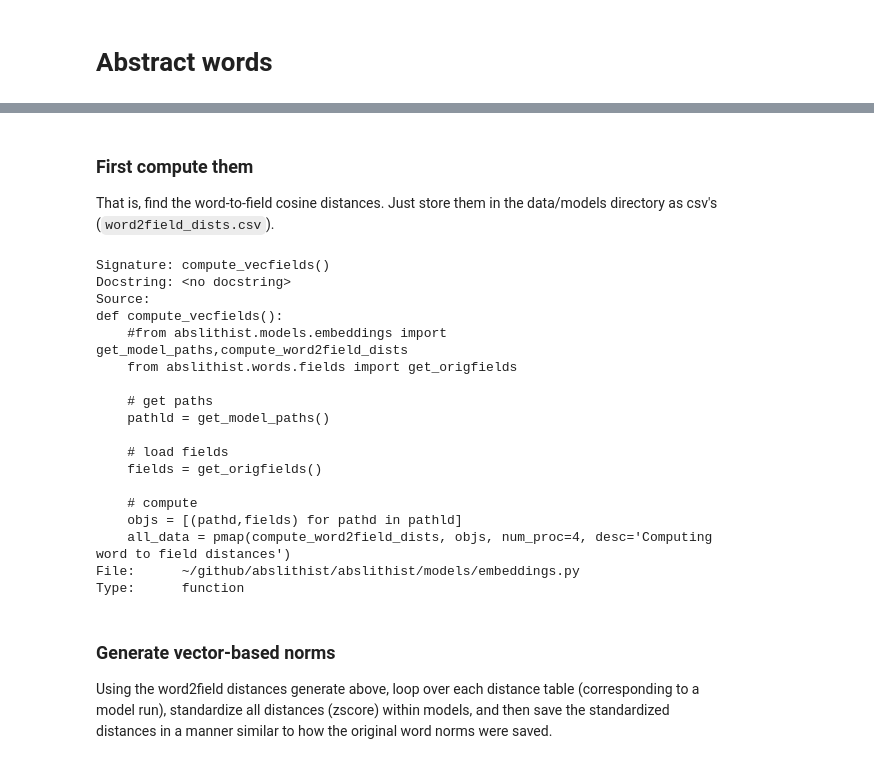
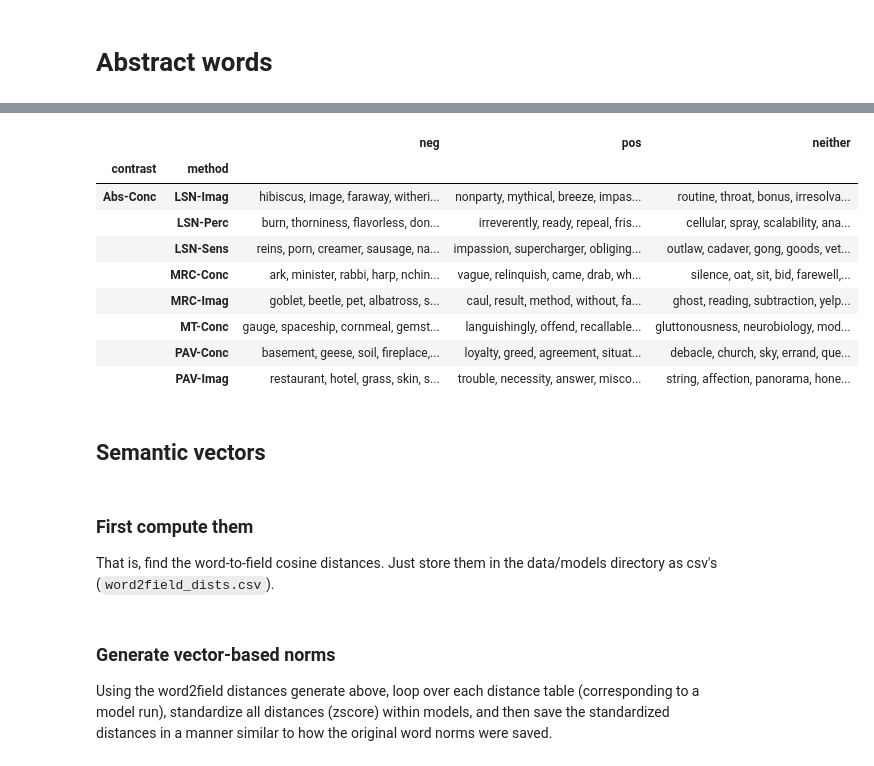
Before and after one commit to quadrismegistus/abslithist, a Jupyter notebook: 1-AbstractWords.ipynb, the cells around one changed output, grey strips where cells are left out. Drawn from its saved outputs; the diff is of its cells as text; code cells hidden in the pictures.

````diff
--- a/1-AbstractWords.ipynb
+++ b/1-AbstractWords.ipynb
@@ -33,26 +82,19 @@ Type:      function
+# %%
+show_contrasts(fields)
+# %% [output]
+|  |  | neg | pos | neither |
+| contrast | method |  |  |  |
+| Abs-Conc | LSN-Imag | hibiscus, image, faraway, witheri... | nonparty, mythical, breeze, impas... | routine, throat, bonus, irresolva... |
+|  | LSN-Perc | burn, thorniness, flavorless, don... | irreverently, ready, repeal, fris... | cellular, spray, scalability, ana... |
+|  | LSN-Sens | reins, porn, creamer, sausage, na... | impassion, supercharger, obliging... | outlaw, cadaver, gong, goods, vet... |
+|  | MRC-Conc | ark, minister, rabbi, harp, nchin... | vague, relinquish, came, drab, wh... | silence, oat, sit, bid, farewell,... |
+|  | MRC-Imag | goblet, beetle, pet, albatross, s... | caul, result, method, without, fa... | ghost, reading, subtraction, yelp... |
+|  | MT-Conc | gauge, spaceship, cornmeal, gemst... | languishingly, offend, recallable... | gluttonousness, neurobiology, mod... |
+|  | PAV-Conc | basement, geese, soil, fireplace,... | loyalty, greed, agreement, situat... | debacle, church, sky, errand, que... |
+|  | PAV-Imag | restaurant, hotel, grass, skin, s... | trouble, necessity, answer, misco... | string, affection, panorama, hone... |
+# %% [markdown]
+## Semantic vectors
 # %% [markdown]
 ### First compute them
 
 That is, find the word-to-field cosine distances. Just store them in the data/models directory as csv's (```word2field_dists.csv```).
-# %%
-from abslithist.models.embeddings import compute_vecfields
-compute_vecfields??
-# %% [output]
-Signature: compute_vecfields()
-Docstring: <no docstring>
-Source:
-def compute_vecfields():
-    #from abslithist.models.embeddings import get_model_paths,compute_word2field_dists
-    from abslithist.words.fields import get_origfields
-
-    # get paths
-    pathld = get_model_paths()
-
-    # load fields
-    fields = get_origfields()
-
-    # compute
-    objs = [(pathd,fields) for pathd in pathld]
-    all_data = pmap(compute_word2field_dists, objs, num_proc=4, desc='Computing word to field distances')
-File:      ~/github/abslithist/abslithist/models/embeddings.py
-Type:      function
````
Also changed, not shown: parts of 24 cells of this notebook, 5 other files.
